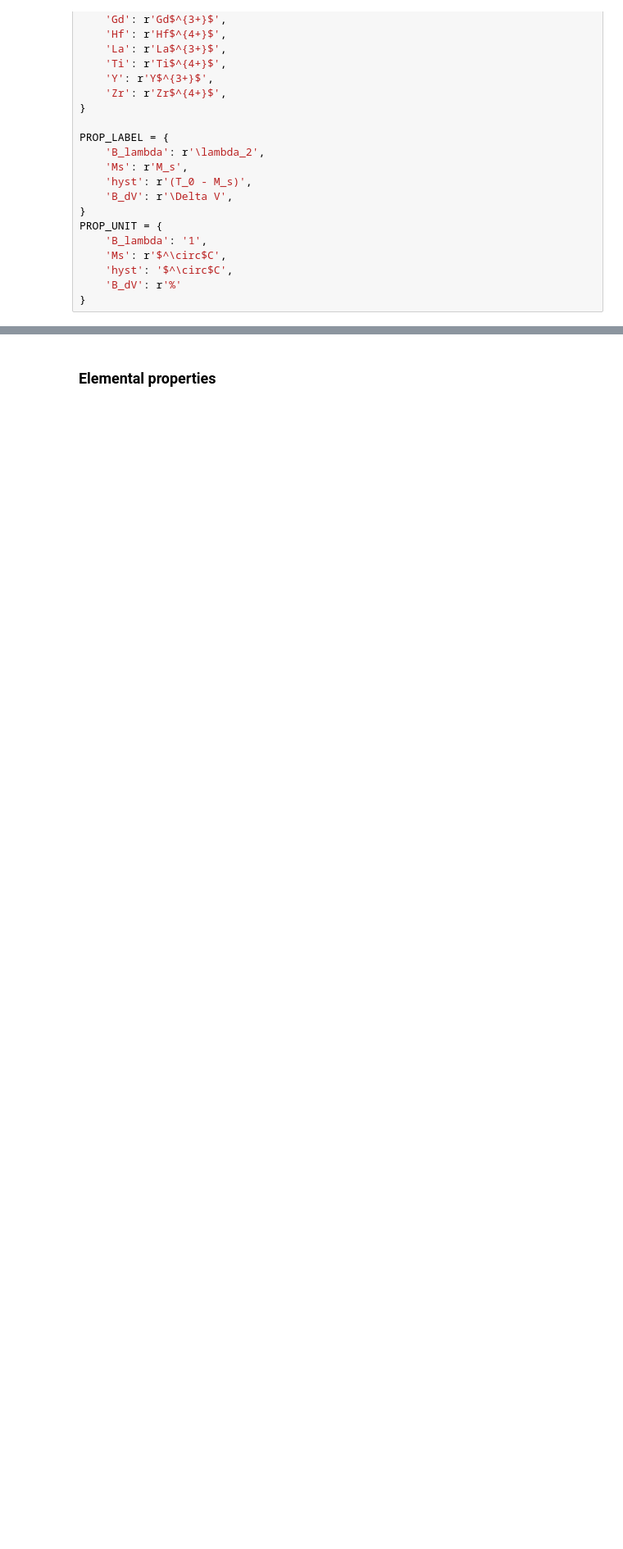
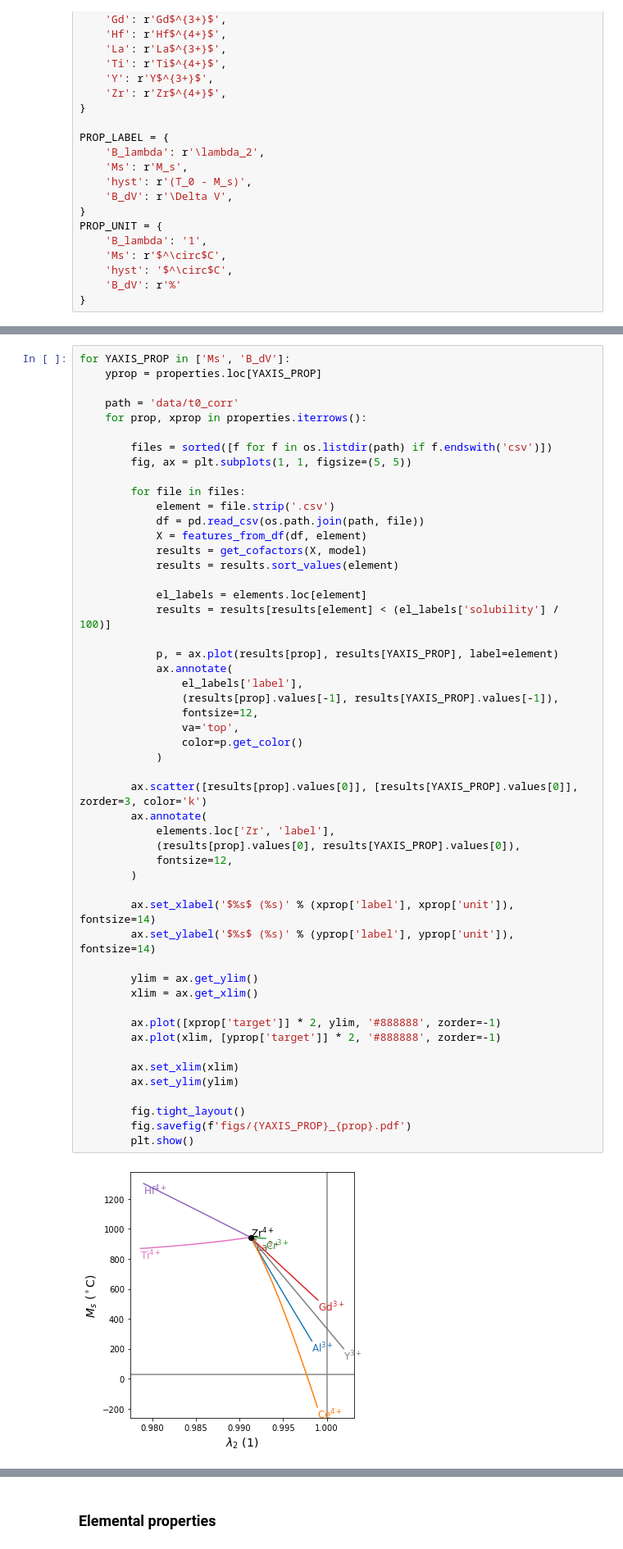
Before and after one commit to dskoda/smceramics, a Jupyter notebook: design_binary.ipynb, the cells around one changed output, grey strips where cells are left out. Shown at 82% size. Drawn from its saved outputs; the diff is of its cells as text; blank space fills up the shorter version.

```diff
--- a/design_binary.ipynb
+++ b/design_binary.ipynb
@@ -179,0 +239,53 @@ for prop in PROP_LABEL.keys():
+# %%
+for YAXIS_PROP in ['Ms', 'B_dV']:
+    yprop = properties.loc[YAXIS_PROP]
+
+    path = 'data/t0_corr'
+    for prop, xprop in properties.iterrows():
+
+        files = sorted([f for f in os.listdir(path) if f.endswith('csv')])
+        fig, ax = plt.subplots(1, 1, figsize=(5, 5))
+
+        for file in files:
+            element = file.strip('.csv')
+            df = pd.read_csv(os.path.join(path, file))
+            X = features_from_df(df, element)
+            results = get_cofactors(X, model)
+            results = results.sort_values(element)
+
+            el_labels = elements.loc[element]
+            results = results[results[element] < (el_labels['solubility'] / 100)]
+
+            p, = ax.plot(results[prop], results[YAXIS_PROP], label=element)
+            ax.annotate(
+                el_labels['label'],
+                (results[prop].values[-1], results[YAXIS_PROP].values[-1]),
+                fontsize=12,
+                va='top',
+                color=p.get_color()
+            )
+
+        ax.scatter([results[prop].values[0]], [results[YAXIS_PROP].values[0]], zorder=3, color='k')
+        ax.annotate(
+            elements.loc['Zr', 'label'],
+            (results[prop].values[0], results[YAXIS_PROP].values[0]),
+            fontsize=12,
+        )
+
+        ax.set_xlabel('$%s$ (%s)' % (xprop['label'], xprop['unit']), fontsize=14)
+        ax.set_ylabel('$%s$ (%s)' % (yprop['label'], yprop['unit']), fontsize=14)
+
+        ylim = ax.get_ylim()
+        xlim = ax.get_xlim()
+
+        ax.plot([xprop['target']] * 2, ylim, '#888888', zorder=-1)
+        ax.plot(xlim, [yprop['target']] * 2, '#888888', zorder=-1)
+
+        ax.set_xlim(xlim)
+        ax.set_ylim(ylim)
+
+        fig.tight_layout()
+        fig.savefig(f'figs/{YAXIS_PROP}_{prop}.pdf')
+        plt.show()
+# %% [output]
+[figure, added]
```
Also changed, not shown: parts of 15 cells of this notebook, 5 other files.
